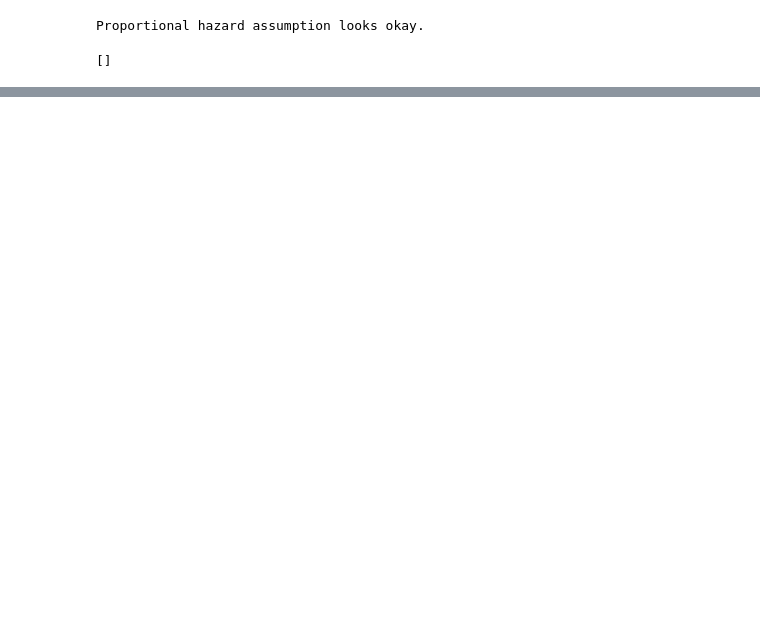
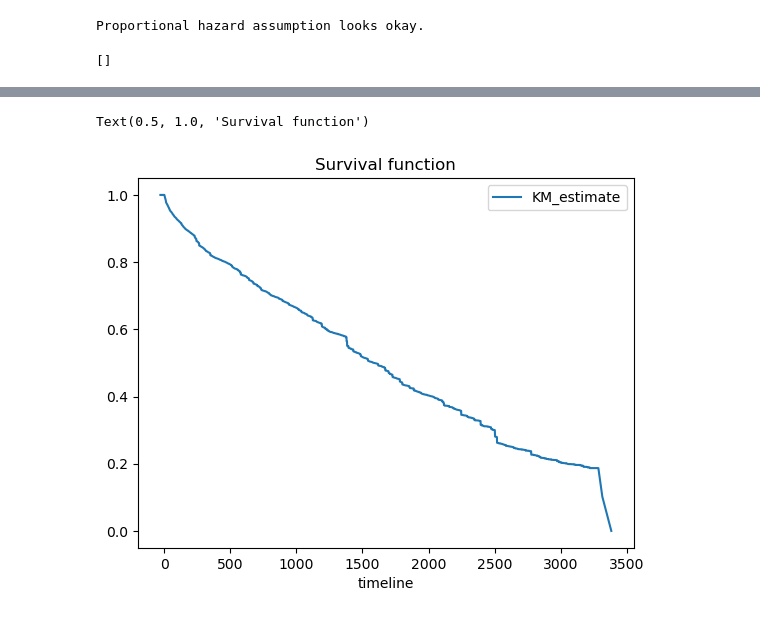
Before and after one commit to Kirscher/TextMining_Parcours_de_soin, a Jupyter notebook: survival_analysis/Lifelines.ipynb, the cells around one changed output, grey strips where cells are left out. Cells and saved outputs as stored; diff of their text form; code cells hidden in the pictures; blank space fills up the shorter version.

```diff
--- a/survival_analysis/Lifelines.ipynb
+++ b/survival_analysis/Lifelines.ipynb
@@ -302,0 +384,6 @@ Proportional hazard assumption looks okay.
+# %%
+kmf.survival_function_.plot()
+plt.title('Survival function')
+# %% [output]
+Text(0.5, 1.0, 'Survival function')
+[figure, added]
```
Also changed, not shown: parts of 25 cells of this notebook.
